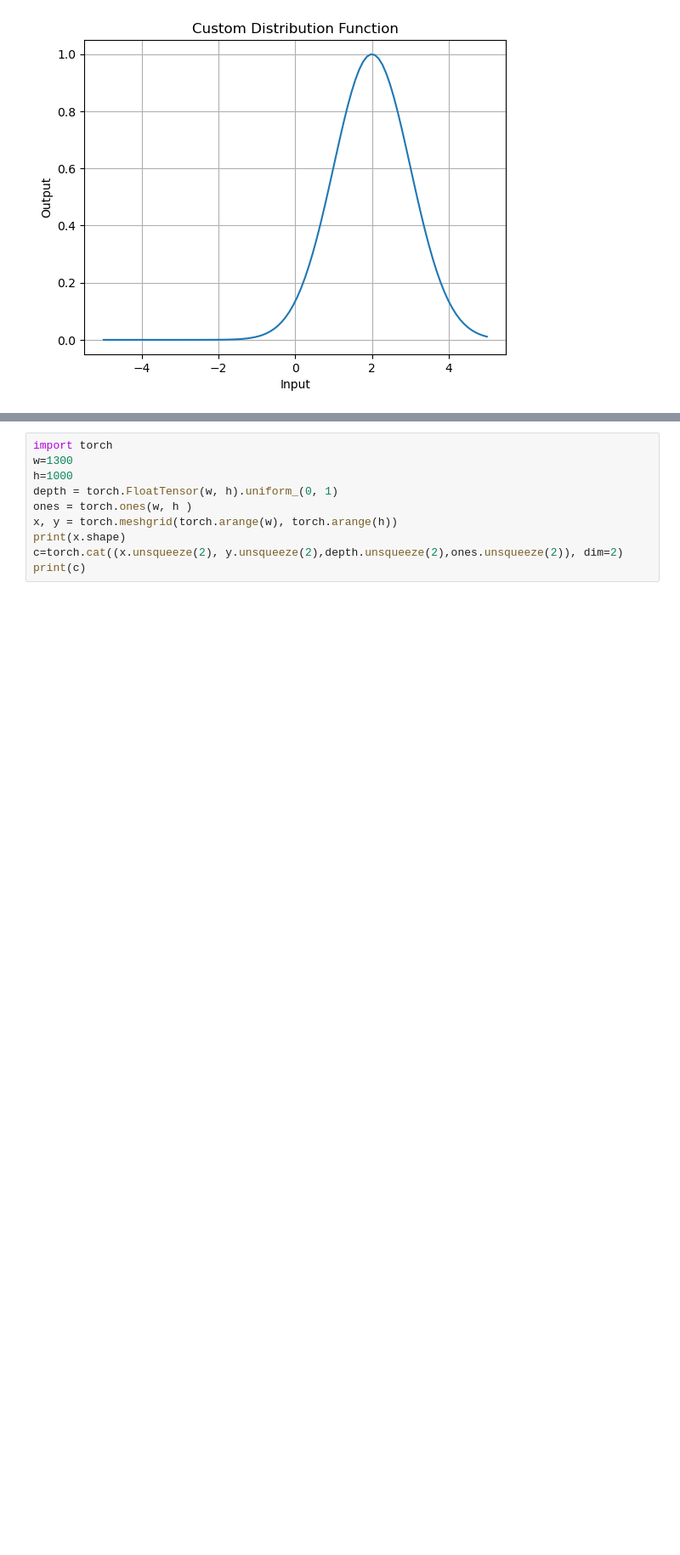
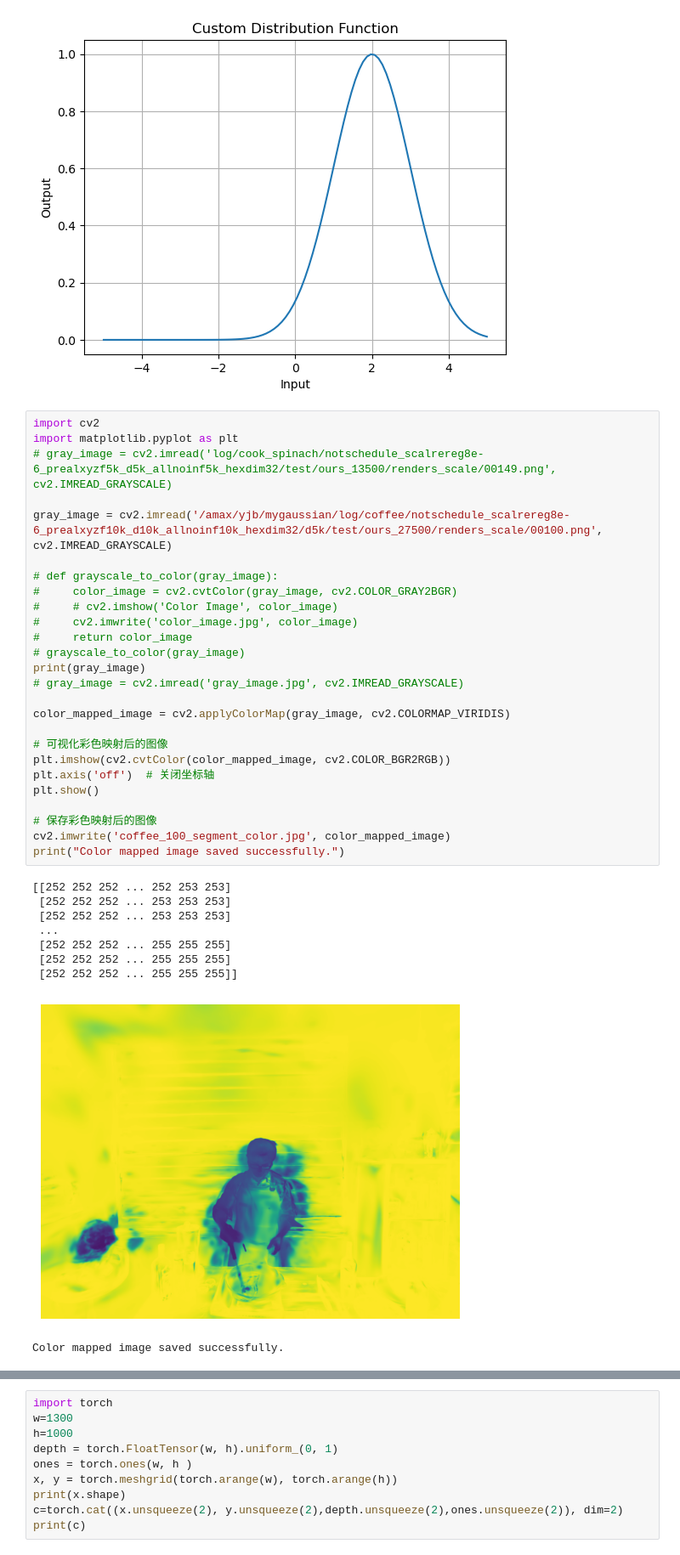
Before and after one commit to yjb6/gaussian, a Jupyter notebook: test.ipynb, the cells around one changed output, grey strips where cells are left out. Shown at 85% size. Saved outputs shown, nothing was run; the diff lists cells and outputs as text; blank space fills up the shorter version.

```diff
--- a/test.ipynb
+++ b/test.ipynb
@@ -635,6 +675,42 @@ plt.grid(True)
 plt.show()
 # %% [output]
 [figure]
+# %%
+import cv2
+import matplotlib.pyplot as plt
+# gray_image = cv2.imread('log/cook_spinach/notschedule_scalrereg8e-6_prealxyzf5k_d5k_allnoinf5k_hexdim32/test/ours_13500/renders_scale/00149.png', cv2.IMREAD_GRAYSCALE)
+
+gray_image = cv2.imread('/amax/yjb/mygaussian/log/coffee/notschedule_scalrereg8e-6_prealxyzf10k_d10k_allnoinf10k_hexdim32/d5k/test/ours_27500/renders_scale/00100.png', cv2.IMREAD_GRAYSCALE)
+
+# def grayscale_to_color(gray_image):
+#     color_image = cv2.cvtColor(gray_image, cv2.COLOR_GRAY2BGR)
+#     # cv2.imshow('Color Image', color_image)
+#     cv2.imwrite('color_image.jpg', color_image)
+#     return color_image
+# grayscale_to_color(gray_image)
+print(gray_image)
+# gray_image = cv2.imread('gray_image.jpg', cv2.IMREAD_GRAYSCALE)
+
+color_mapped_image = cv2.applyColorMap(gray_image, cv2.COLORMAP_VIRIDIS)
+
+# 可视化彩色映射后的图像
+plt.imshow(cv2.cvtColor(color_mapped_image, cv2.COLOR_BGR2RGB))
+plt.axis('off')  # 关闭坐标轴
+plt.show()
+
+# 保存彩色映射后的图像
+cv2.imwrite('coffee_100_segment_color.jpg', color_mapped_image)
+print("Color mapped image saved successfully.")
+# %% [output]
+[[252 252 252 ... 252 253 253]
+ [252 252 252 ... 253 253 253]
+ [252 252 252 ... 253 253 253]
+ ...
+ [252 252 252 ... 255 255 255]
+ [252 252 252 ... 255 255 255]
+ [252 252 252 ... 255 255 255]]
+[figure, added]
+Color mapped image saved successfully.
 # %%
 import cv2
 import numpy as np
```
Also changed, not shown: parts of 5 cells of this notebook, 19 other files.
